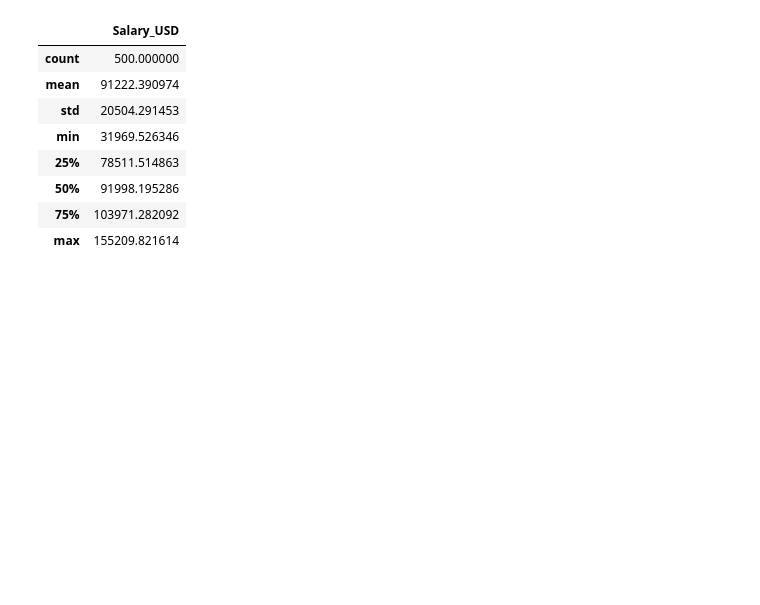
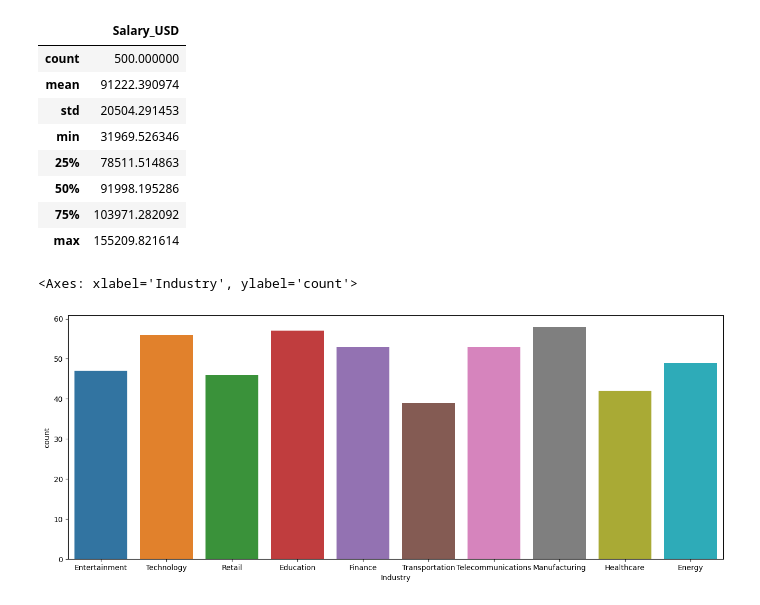
Before and after one commit to Lam2y/Data-Analytics, a Jupyter notebook: Datasets/AI Job Market Insights/AI Job Market Insights.ipynb, the cells around one changed output. Drawn from its saved outputs; the diff is of its cells as text; code cells hidden in the pictures; blank space fills up the shorter version.

Commit message:
Completed Seaborn Barplot and Countplot

```diff
--- a/Datasets/AI Job Market Insights/AI Job Market Insights.ipynb
+++ b/Datasets/AI Job Market Insights/AI Job Market Insights.ipynb
@@ -76,3 +76,10 @@ df.describe()
 | 50% | 91998.195286 |
 | 75% | 103971.282092 |
 | max | 155209.821614 |
+# %%
+import seaborn as sns
+plt.figure(figsize=(15,6))
+sns.countplot(x=df['Industry'],data=df,hue=df['Industry'],width=0.8)
+# %% [output]
+<Axes: xlabel='Industry', ylabel='count'>
+[figure, added]
```
Also changed, not shown: 1 other file.
